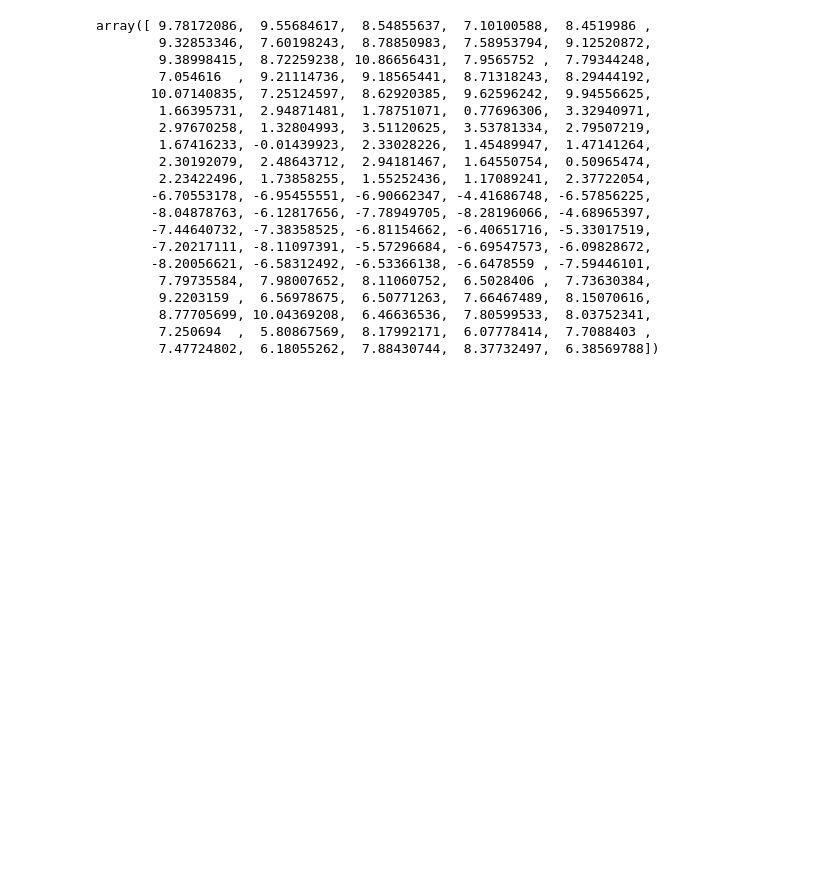
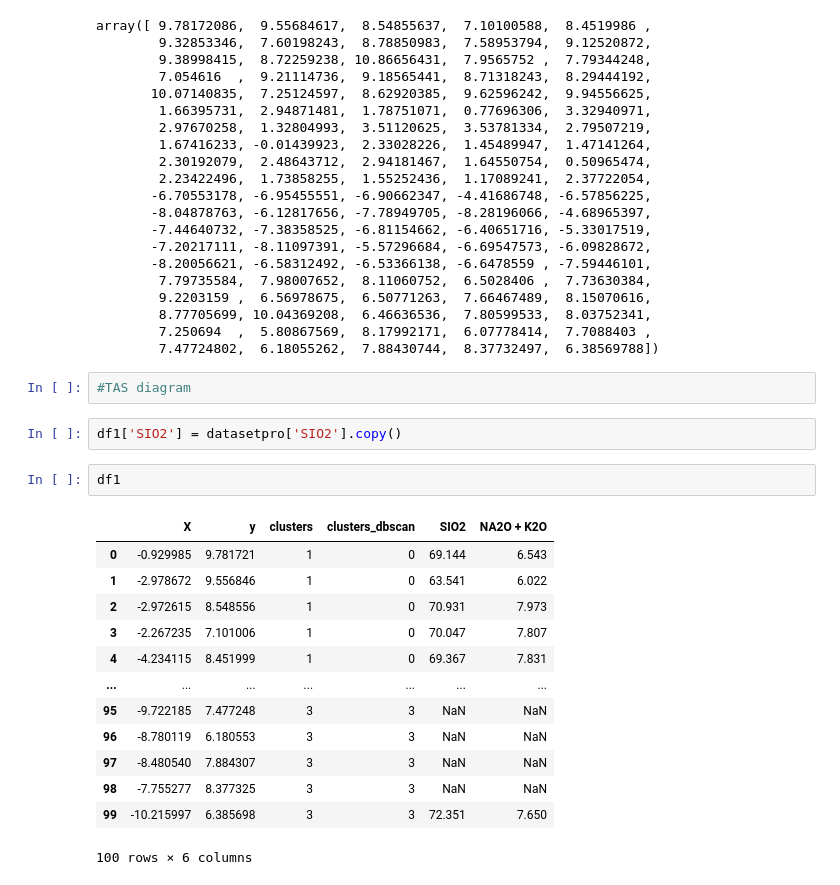
Before and after one commit to DSEI21000-S21/project-clustering-geological-samples, a Jupyter notebook: Project_notebook_final_JatinJain.ipynb, the cells around one changed output. Drawn from its saved outputs; the diff is of its cells as text; blank space fills up the shorter version.

```diff
--- a/Project_notebook_final_JatinJain.ipynb
+++ b/Project_notebook_final_JatinJain.ipynb
@@ -1155,3 +1155,23 @@ array([ 9.78172086,  9.55684617,  8.54855637,  7.10100588,  8.4519986 ,
         8.77705699, 10.04369208,  6.46636536,  7.80599533,  8.03752341,
         7.250694  ,  5.80867569,  8.17992171,  6.07778414,  7.7088403 ,
         7.47724802,  6.18055262,  7.88430744,  8.37732497,  6.38569788])
+# %%
+#TAS diagram
+# %%
+df1['SIO2'] = datasetpro['SIO2'].copy()
+# %%
+df1
+# %% [output]
+|  | X | y | clusters | clusters_dbscan | SIO2 | NA2O + K2O |
+| 0 | -0.929985 | 9.781721 | 1 | 0 | 69.144 | 6.543 |
+| 1 | -2.978672 | 9.556846 | 1 | 0 | 63.541 | 6.022 |
+| 2 | -2.972615 | 8.548556 | 1 | 0 | 70.931 | 7.973 |
+| 3 | -2.267235 | 7.101006 | 1 | 0 | 70.047 | 7.807 |
+| 4 | -4.234115 | 8.451999 | 1 | 0 | 69.367 | 7.831 |
+| ... | ... | ... | ... | ... | ... | ... |
+| 95 | -9.722185 | 7.477248 | 3 | 3 | NaN | NaN |
+| 96 | -8.780119 | 6.180553 | 3 | 3 | NaN | NaN |
+| 97 | -8.480540 | 7.884307 | 3 | 3 | NaN | NaN |
+| 98 | -7.755277 | 8.377325 | 3 | 3 | NaN | NaN |
+| 99 | -10.215997 | 6.385698 | 3 | 3 | 72.351 | 7.650 |
+100 rows × 6 columns
```
Also changed, not shown: parts of 6 cells of this notebook.
